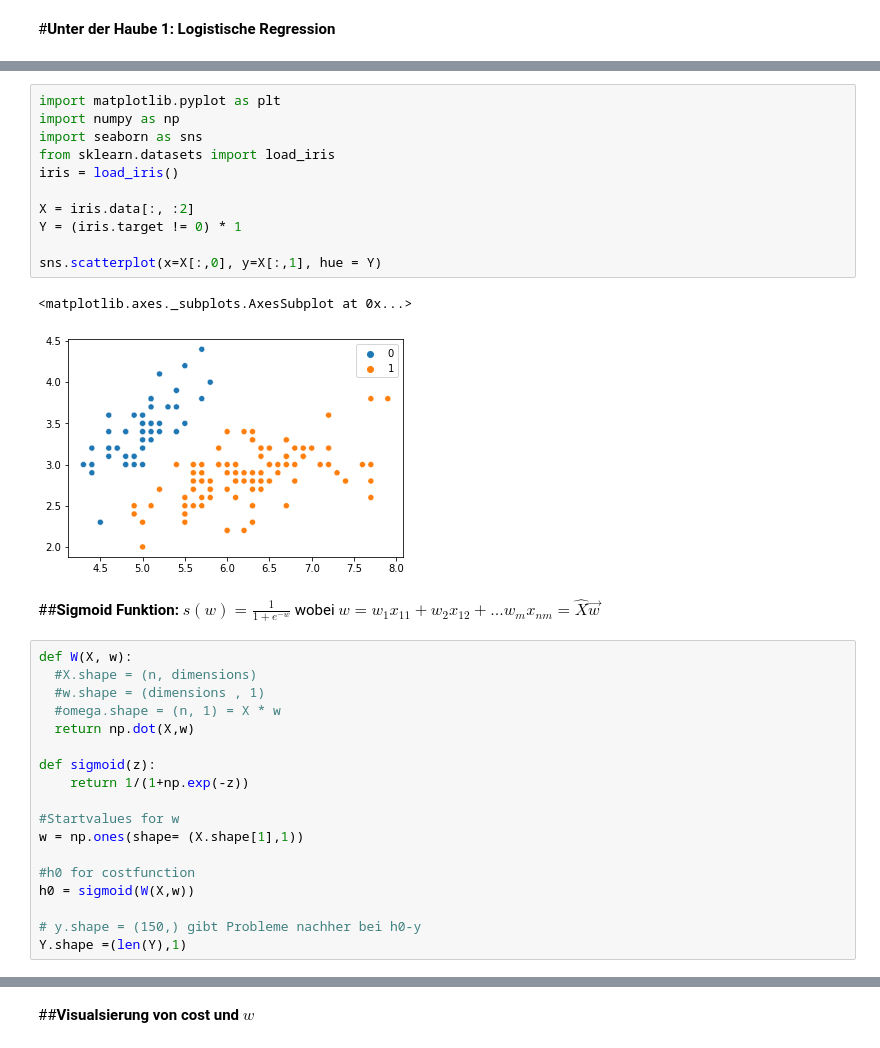
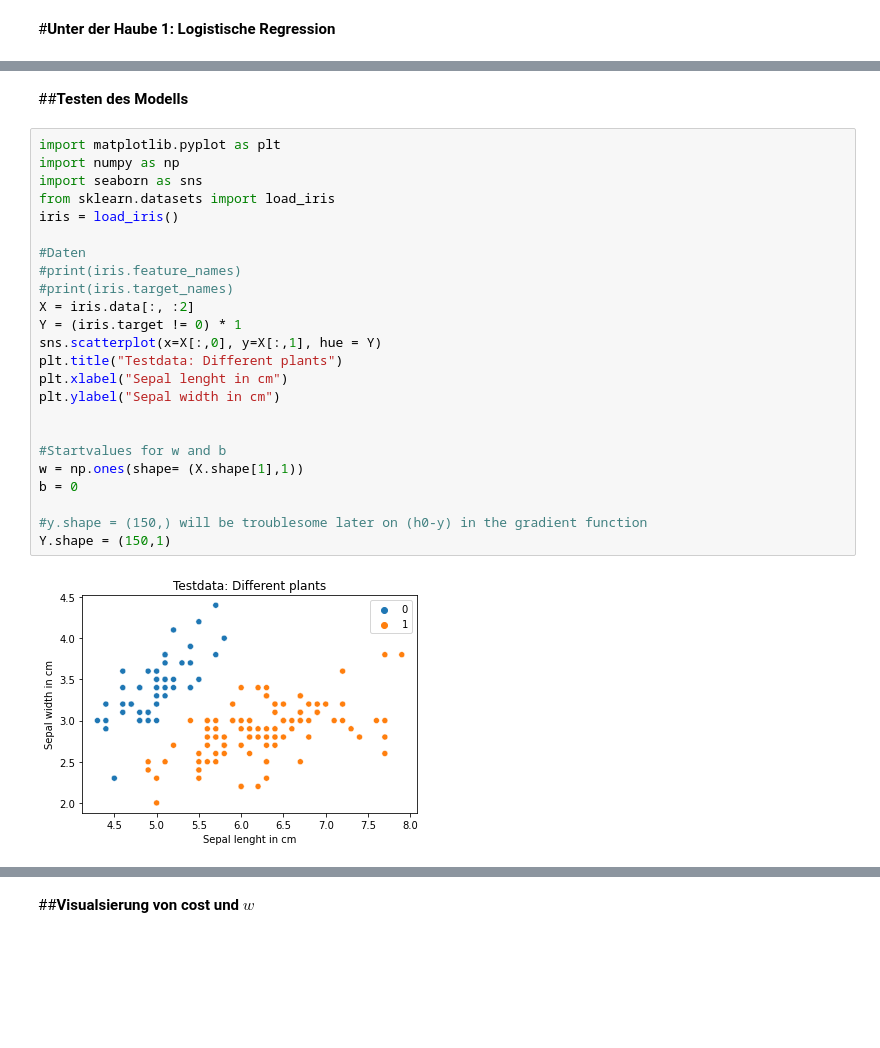
Before and after one commit to AlexanderAvocone/Studium, a Jupyter notebook: UdH1_LogReg.ipynb, the cells around one changed output, grey strips where cells are left out. Saved outputs shown, nothing was run; the diff lists cells and outputs as text; blank space fills up the shorter version.

```diff
--- a/UdH1_LogReg.ipynb
+++ b/UdH1_LogReg.ipynb
@@ -7,35 +68,28 @@
+# %% [markdown]
+##**Testen des Modells**
 # %%
 import matplotlib.pyplot as plt
 import numpy as np
 import seaborn as sns
 from sklearn.datasets import load_iris
 iris = load_iris()
 
+#Daten
+#print(iris.feature_names)
+#print(iris.target_names)
 X = iris.data[:, :2]
 Y = (iris.target != 0) * 1
+sns.scatterplot(x=X[:,0], y=X[:,1], hue = Y)
+plt.title("Testdata: Different plants")
+plt.xlabel("Sepal lenght in cm")
+plt.ylabel("Sepal width in cm")
 
-sns.scatterplot(x=X[:,0], y=X[:,1], hue = Y)
+
+#Startvalues for w and b
+w = np.ones(shape= (X.shape[1],1))
+b = 0
+
+#y.shape = (150,) will be troublesome later on (h0-y) in the gradient function
+Y.shape = (150,1)
 # %% [output]
-<matplotlib.axes._subplots.AxesSubplot at 0x...>
-[figure, old version]
+[figure, new version]
-# %% [markdown]
-##**Sigmoid Funktion:**
-$s(w) = \frac{1}{1+e^{-w}}$ wobei $w = w_1x_{11} + w_2x_{12} + ... w_mx_{nm} = \hat{X}\vec{w}$
-# %%
-def W(X, w):
-  #X.shape = (n, dimensions)
-  #w.shape = (dimensions , 1)
-  #omega.shape = (n, 1) = X * w
-  return np.dot(X,w)
-
-def sigmoid(z):
-    return 1/(1+np.exp(-z))
-
-#Startvalues for w
-w = np.ones(shape= (X.shape[1],1))
-
-#h0 for costfunction
-h0 = sigmoid(W(X,w))
-
-# y.shape = (150,) gibt Probleme nachher bei h0-y
-Y.shape =(len(Y),1)
```
Also changed, not shown: parts of 16 cells of this notebook.
